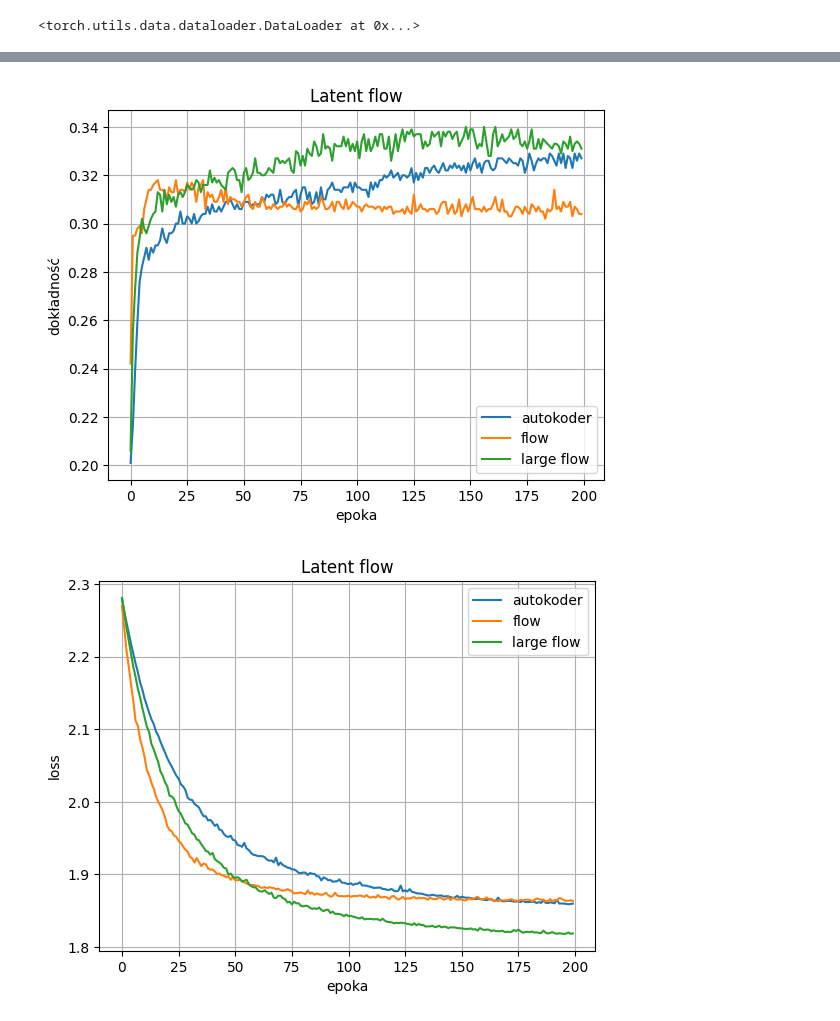
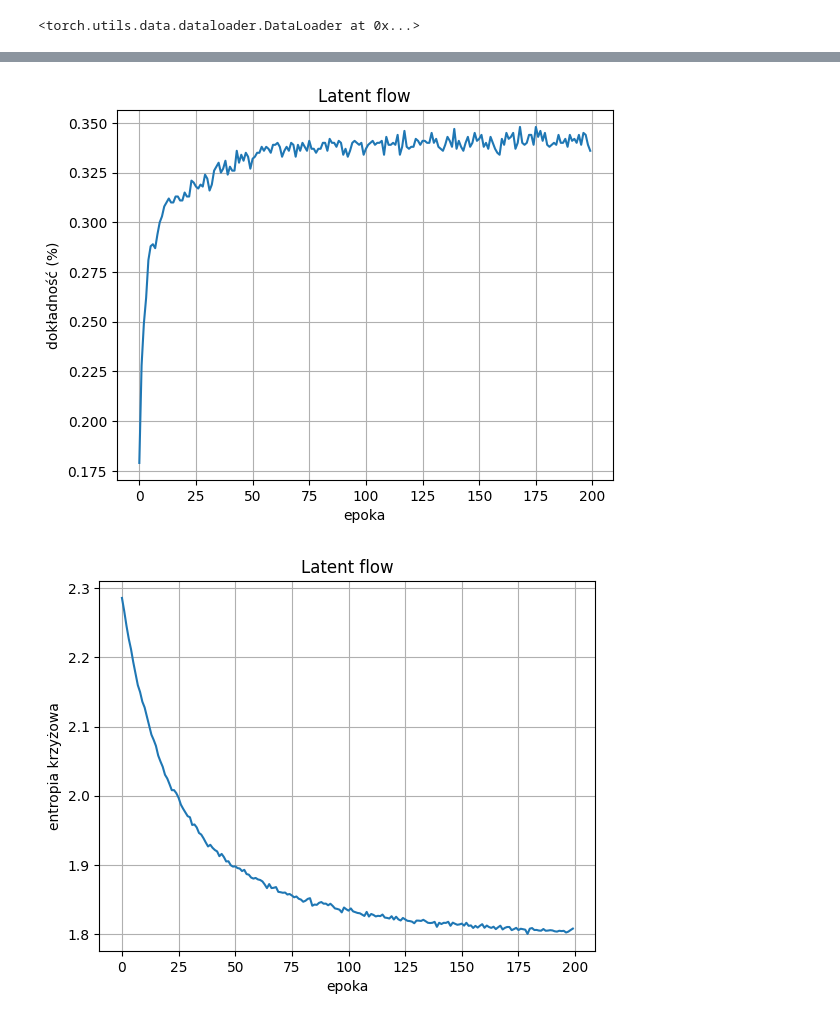
Before and after one commit to LukiLenkiewicz/representation-learning-methods, a Jupyter notebook: notebooks/eda.ipynb, the cells around one changed output, grey strips where cells are left out. Saved outputs shown, nothing was run; the diff lists cells and outputs as text; code cells hidden in the pictures.

```diff
--- a/notebooks/eda.ipynb
+++ b/notebooks/eda.ipynb
@@ -102,25 +103,23 @@ flow_linear_loss = pd.read_csv(f"{loss_path}/{flow}")
 flow_l_linear_loss = pd.read_csv(f"{loss_path}/{flow_l}")
 # %%
-plt.plot(ae_linear_acc["Value"], label="autokoder")
-plt.plot(flow_linear_acc["Value"], label="flow")
-plt.plot(flow_l_linear_acc["Value"], label="large flow")
+# plt.plot(ae_linear_acc["Value"], label="autokoder")
+# plt.plot(flow_linear_acc["Value"], label="flow")
+plt.plot(flow_l_linear_acc["Value"])
 plt.title("Latent flow")
 plt.grid()
-plt.legend()
 plt.xlabel("epoka")
-plt.ylabel("dokładność")
+plt.ylabel("dokładność (%)")
 plt.show()
 # %% [output]
-[figure, old version]
+[figure, new version]
 # %%
-plt.plot(ae_linear_loss["Value"], label="autokoder")
-plt.plot(flow_linear_loss["Value"], label="flow")
-plt.plot(flow_l_linear_loss["Value"], label="large flow")
+# plt.plot(ae_linear_loss["Value"], label="autokoder")
+# plt.plot(flow_linear_loss["Value"], label="flow")
+plt.plot(flow_l_linear_loss["Value"])
 plt.title("Latent flow")
 plt.grid()
-plt.legend()
 plt.xlabel("epoka")
-plt.ylabel("loss")
+plt.ylabel("entropia krzyżowa")
 plt.show()
 # %% [output]
-[figure, old version]
+[figure, new version]
```
Also changed, not shown: parts of 7 cells of this notebook, 12 other files.
